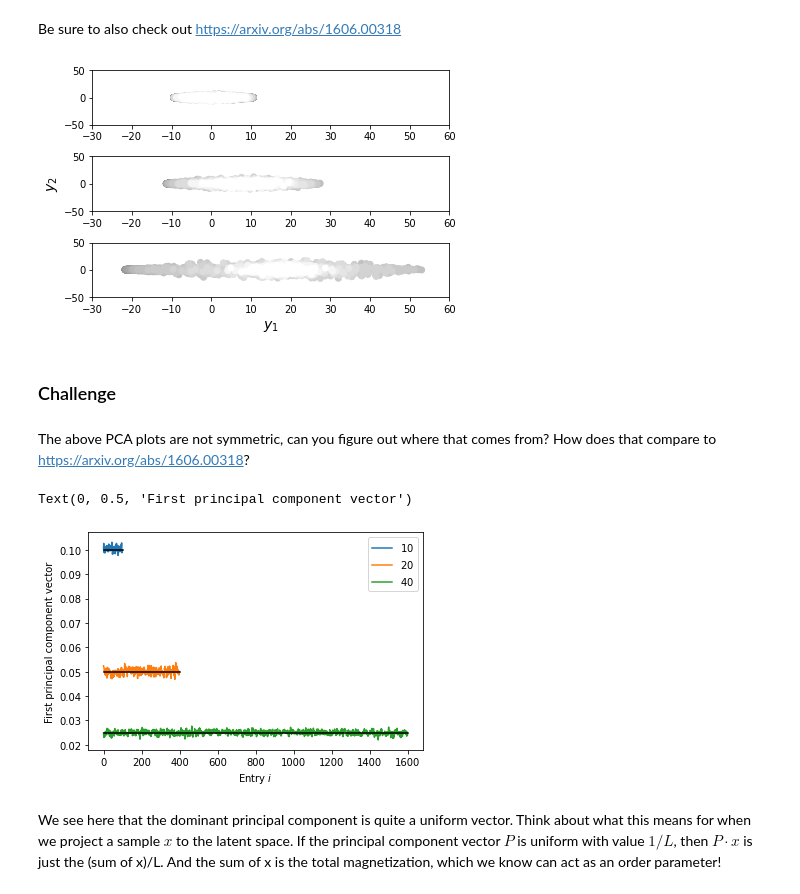
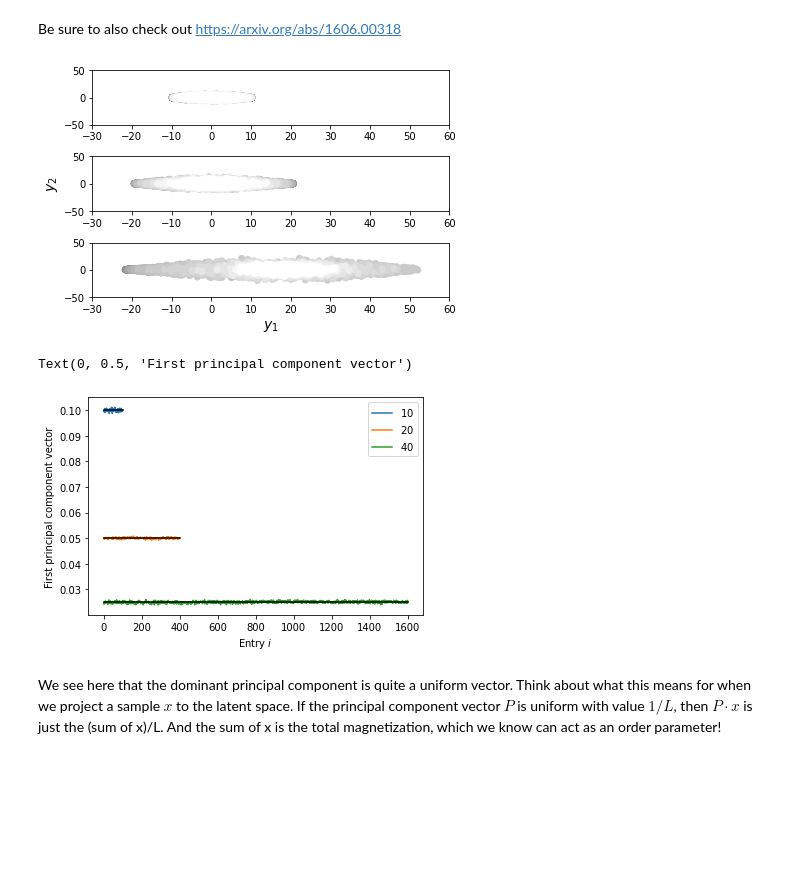
Before and after one commit to CRC183-summer-school/school_2021, a Jupyter notebook: notebooks/EvN_Lecture_2.ipynb, the cells around one changed output. Saved outputs shown, nothing was run; the diff lists cells and outputs as text; code cells hidden in the pictures; blank space fills up the shorter version.

```diff
--- a/notebooks/EvN_Lecture_2.ipynb
+++ b/notebooks/EvN_Lecture_2.ipynb
@@ -78,41 +78,35 @@ Be sure to also check out https://arxiv.org/abs/1606.00318
 # %%
 from sklearn.decomposition import PCA
 
 fig, ax = plt.subplots(3,1)
 Ts = np.arange(1.6, 3.0, 0.1)
 principal_vectors = []
 for a,L in enumerate([10,20,40]):
     raw_x = []
     colors = []
 
     for t,T in enumerate(Ts):
 
         data = all_data[L]['%.3f'%T]
 
         for c,snapshot in enumerate(data):
-            s = snapshot[1:] #if np.sum(snapshot[1:] <= 0) else -snapshot[1:]
-            #s = (s + 1)/2
-            raw_x.append( s )
+            raw_x.append( snapshot )
             colors.append( np.array([1, 1, 1]) * T/np.max(Ts) )
 
     pca = PCA(n_components=2)
     pca.fit(raw_x)
     proj = pca.transform(raw_x)
     principal_vectors.append( pca.components_[0] )
     ax[a].scatter(proj[:,0], proj[:,1], color=colors)
 
     ax[a].set_xlim([-30,60])
     ax[a].set_ylim([-50,50])
 
 ax[1].set_ylabel("$y_2$", fontsize=14)
 ax[2].set_xlabel("$y_1$", fontsize=14)
 fig.tight_layout()
 # %% [output]
-[figure, old version]
+[figure, new version]
-# %% [markdown]
-### Challenge
-# %% [markdown]
-The above PCA plots are not symmetric, can you figure out where that comes from? How does that compare to https://arxiv.org/abs/1606.00318?
 # %%
 fig, ax = plt.subplots()
 
@@ -125,7 +119,7 @@ ax.set_xlabel("Entry $i$")
 ax.set_ylabel("First principal component vector")
 # %% [output]
 Text(0, 0.5, 'First principal component vector')
-[figure, old version]
+[figure, new version]
 # %% [markdown]
 We see here that the dominant principal component is quite a uniform vector. Think about what this means for when we project a sample $x$ to the latent space. If the principal component vector $P$ is uniform with value $1/L$, then $P\cdot x$ is just the (sum of x)/L. And the sum of x is the total magnetization, which we know can act as an order parameter!
 # %% [markdown]
```
Also changed, not shown: parts of 9 cells of this notebook, 1 other file.
